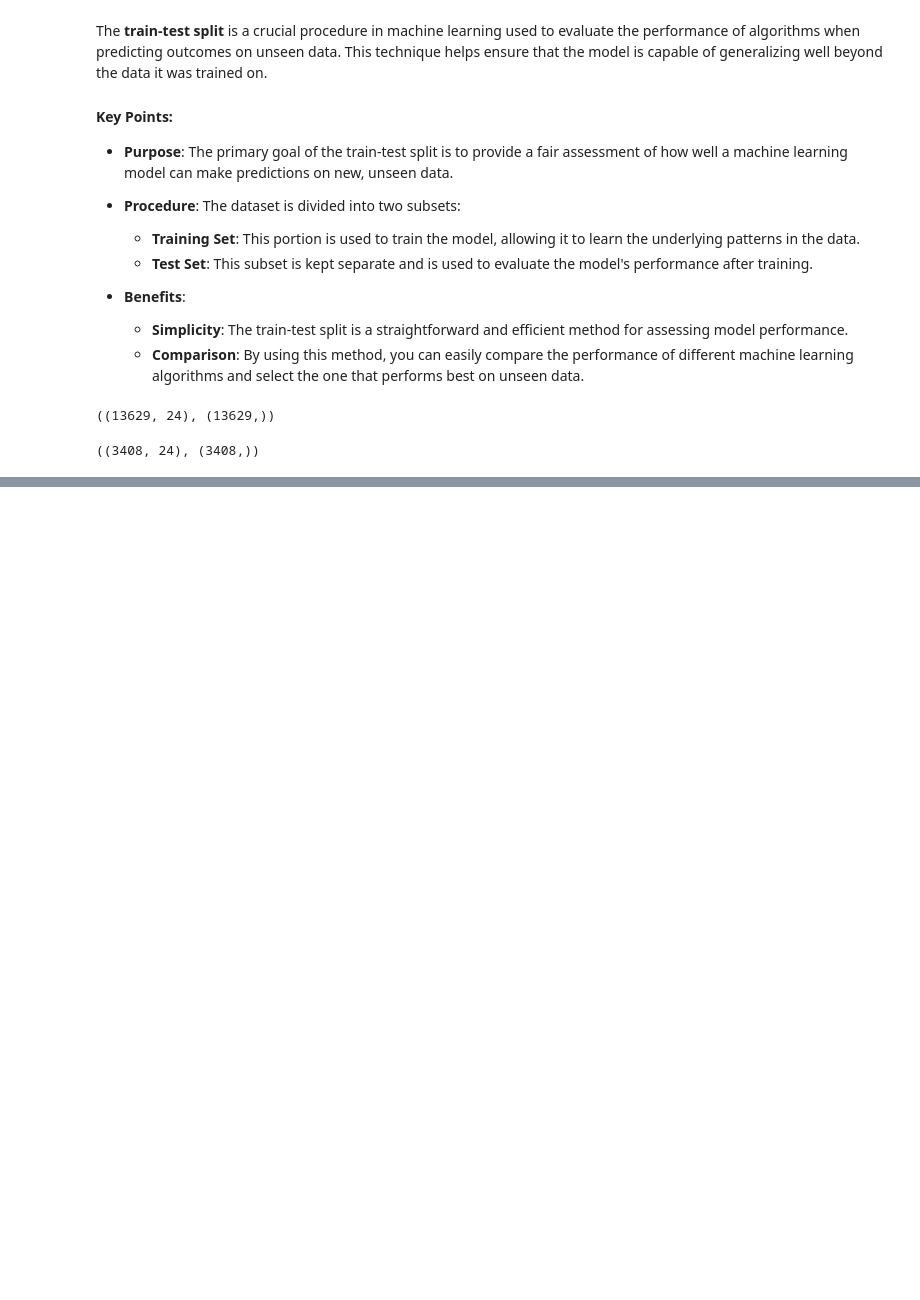
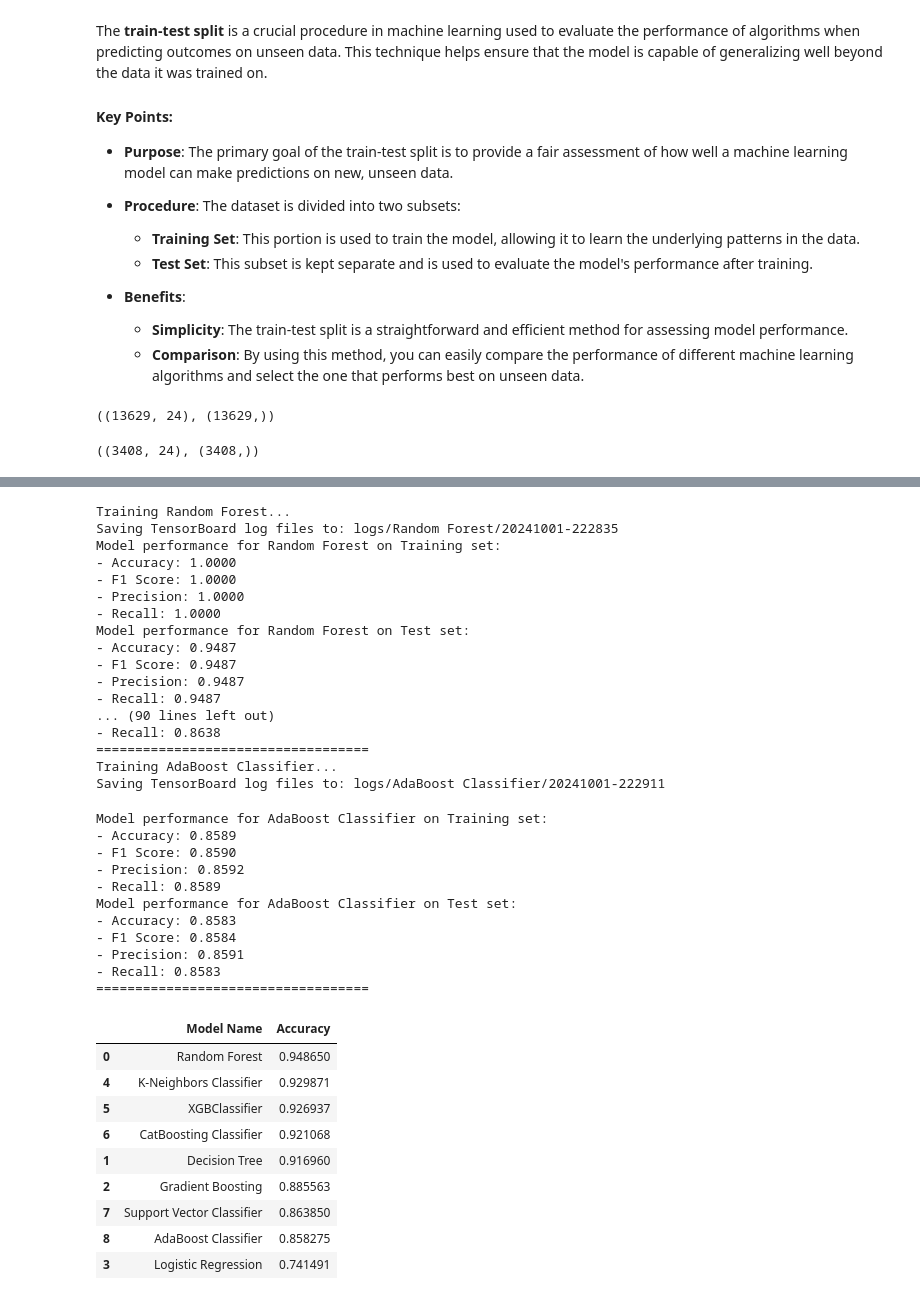
Before and after one commit to MRameezU/MLOPs_Classification_Problem, a Jupyter notebook: notebook/02_Feature_Engineering_&_Model_Training.ipynb, the cells around one changed output, grey strips where cells are left out. Cells and saved outputs as stored; diff of their text form; code cells hidden in the pictures; blank space fills up the shorter version.

Commit message:
Model training and tensorboard

```diff
--- a/notebook/02_Feature_Engineering_&_Model_Training.ipynb
+++ b/notebook/02_Feature_Engineering_&_Model_Training.ipynb
@@ -559,0 +617,31 @@ X_test.shape,Y_test.shape
+# %%
+import datetime
+import tensorflow as tf
+def create_tensorboard_callback(dir_name, experiment_name):
+    """
+    Creates a TensorBoard callback instance to store log files.
+
+    Stores log files with the filepath:
+    "dir_name/experiment_name/current_datetime/"
+
+    Args:
+        dir_name: target directory to store TensorBoard log files
+        experiment_name: name of the experiment directory (e.g. efficientnet_model_1)
+    """
+    log_dir = f"{dir_name}/{experiment_name}/{datetime.datetime.now().strftime('%Y%m%d-%H%M%S')}"
+    tensorboard_callback = tf.keras.callbacks.TensorBoard(log_dir=log_dir)
+    print(f"Saving TensorBoard log files to: {log_dir}")
+    return tensorboard_callback
+# %%
+# Define the models to evaluate
+models = {
+    "Random Forest": RandomForestClassifier(),
+    "Decision Tree": DecisionTreeClassifier(),
+    "Gradient Boosting": GradientBoostingClassifier(),
+    "Logistic Regression": LogisticRegression(),
+    "K-Neighbors Classifier": KNeighborsClassifier(),
+    "XGBClassifier": XGBClassifier(),
+    "CatBoosting Classifier": CatBoostClassifier(verbose=False),
+    "Support Vector Classifier": SVC(),
+    "AdaBoost Classifier": AdaBoostClassifier()
+}
@@ -559,0 +707,43 @@ X_test.shape,Y_test.shape
+# %%
+# Call the function to train and evaluate models
+report = train_and_evaluate_models(X=X_res,Y=Y_res,models=models)
+report
+# %% [output]
+Training Random Forest...
+Saving TensorBoard log files to: logs/Random Forest/20241001-222835
+Model performance for Random Forest on Training set:
+- Accuracy: 1.0000
+- F1 Score: 1.0000
+- Precision: 1.0000
+- Recall: 1.0000
+Model performance for Random Forest on Test set:
+- Accuracy: 0.9487
+- F1 Score: 0.9487
+- Precision: 0.9487
+- Recall: 0.9487
+... (90 lines left out)
+- Recall: 0.8638
+===================================
+Training AdaBoost Classifier...
+Saving TensorBoard log files to: logs/AdaBoost Classifier/20241001-222911
+Model performance for AdaBoost Classifier on Training set:
+- Accuracy: 0.8589
+- F1 Score: 0.8590
+- Precision: 0.8592
+- Recall: 0.8589
+Model performance for AdaBoost Classifier on Test set:
+- Accuracy: 0.8583
+- F1 Score: 0.8584
+- Precision: 0.8591
+- Recall: 0.8583
+===================================
+|  | Model Name | Accuracy |
+| 0 | Random Forest | 0.948650 |
+| 4 | K-Neighbors Classifier | 0.929871 |
+| 5 | XGBClassifier | 0.926937 |
+| 6 | CatBoosting Classifier | 0.921068 |
+| 1 | Decision Tree | 0.916960 |
+| 2 | Gradient Boosting | 0.885563 |
+| 7 | Support Vector Classifier | 0.863850 |
+| 8 | AdaBoost Classifier | 0.858275 |
+| 3 | Logistic Regression | 0.741491 |
```
Also changed, not shown: parts of 4 cells of this notebook.
